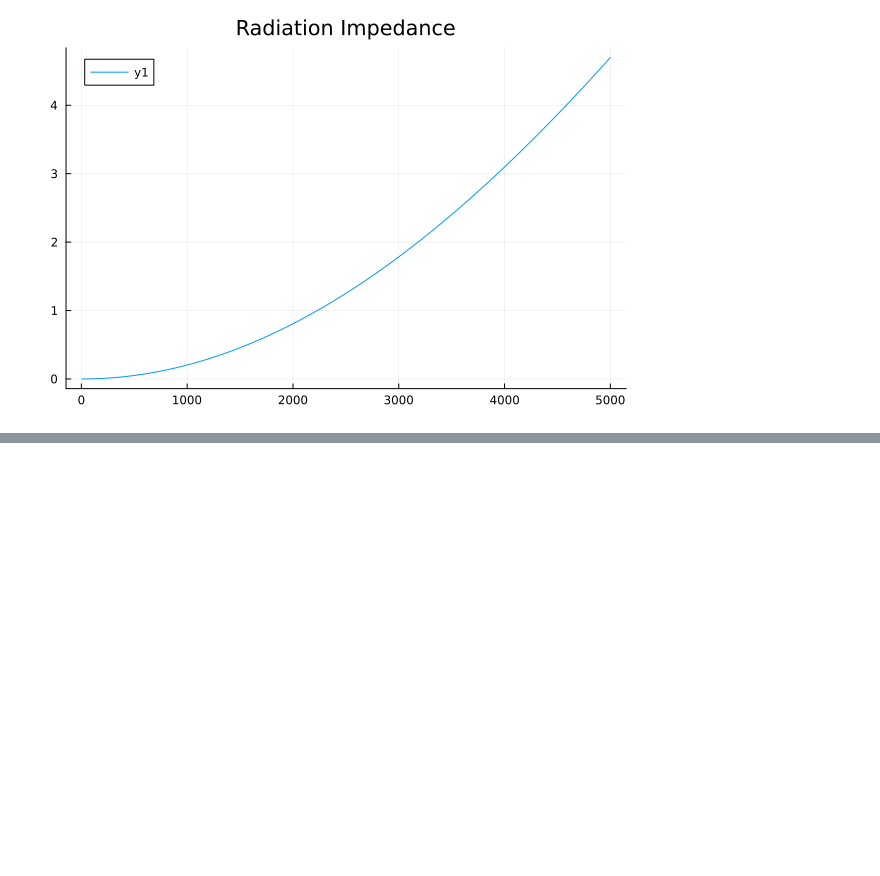
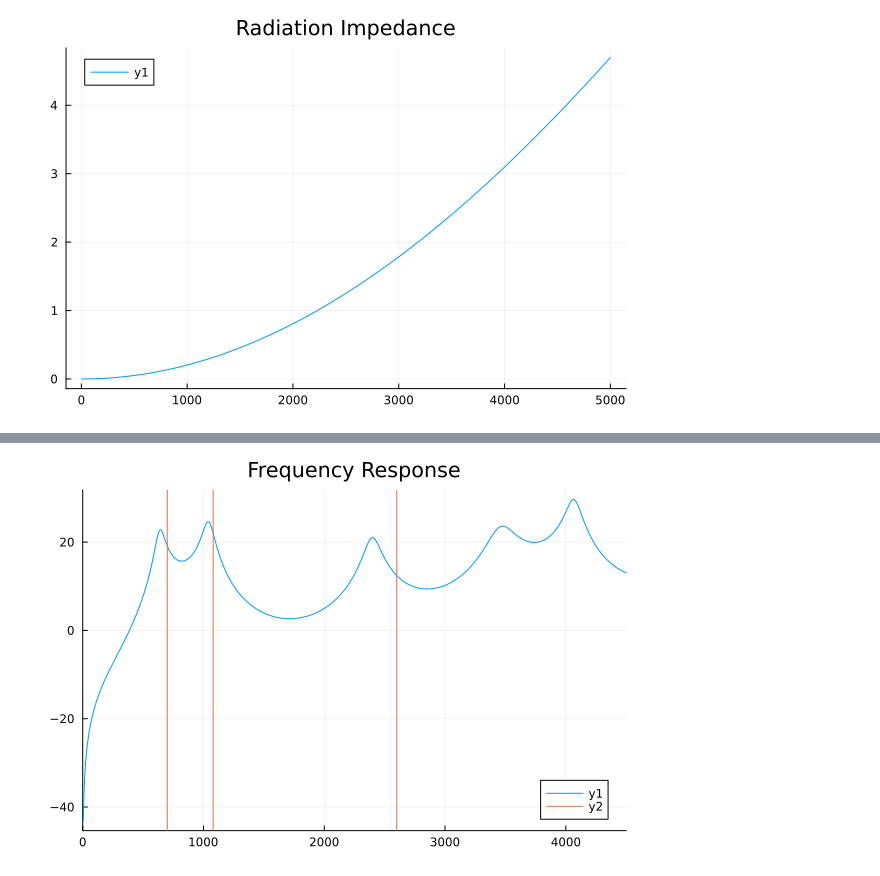
Before and after one commit to tschnoor/demonstration-notebooks, a Jupyter notebook: in_progress/transmission_line_model.ipynb, the cells around one changed output, grey strips where cells are left out. Saved outputs shown, nothing was run; the diff lists cells and outputs as text; code cells hidden in the pictures; blank space fills up the shorter version.

```diff
--- a/in_progress/transmission_line_model.ipynb
+++ b/in_progress/transmission_line_model.ipynb
@@ -139,0 +198,5 @@ plot(f, real(Zrad), title="Radiation Impedance")
+# %%
+plot(f, 20 .* log10.(abs.(h)), title="Frequency Response", xlim=(0, 4500))
+vline!([700, 1080, 2600])
+# %% [output]
+[figure, added]
```
Also changed, not shown: parts of 6 cells of this notebook, 4 other files.
